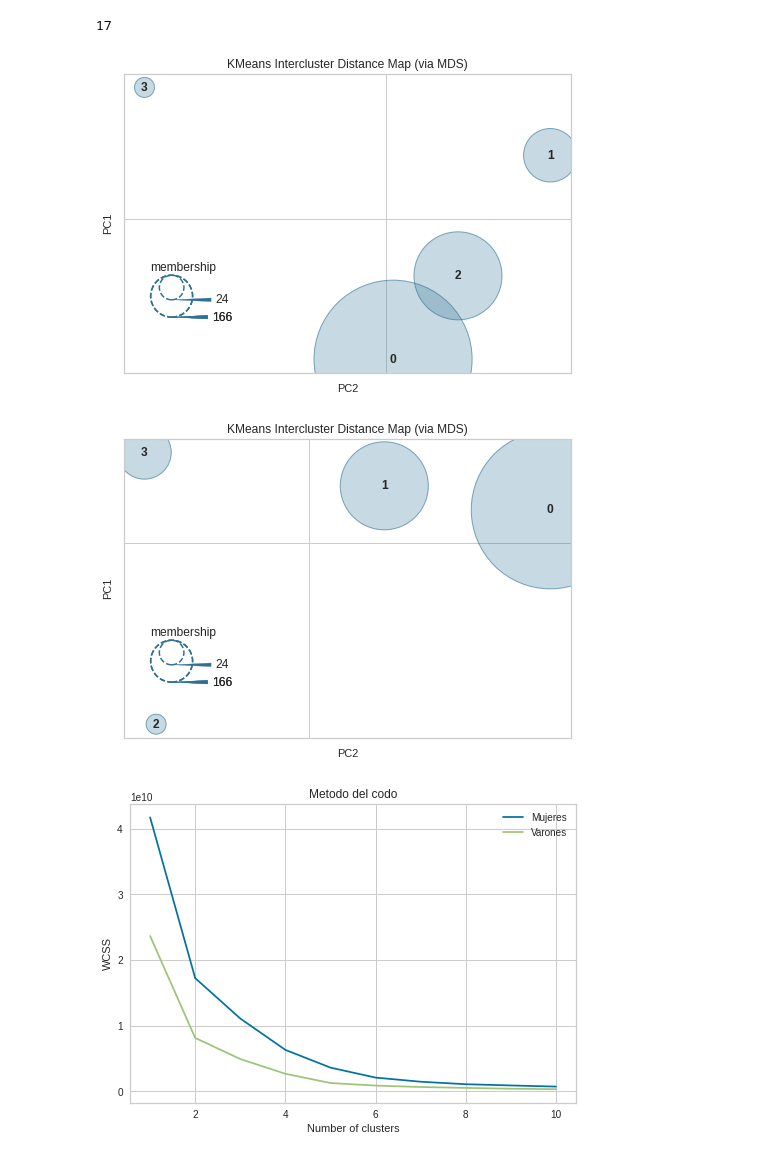
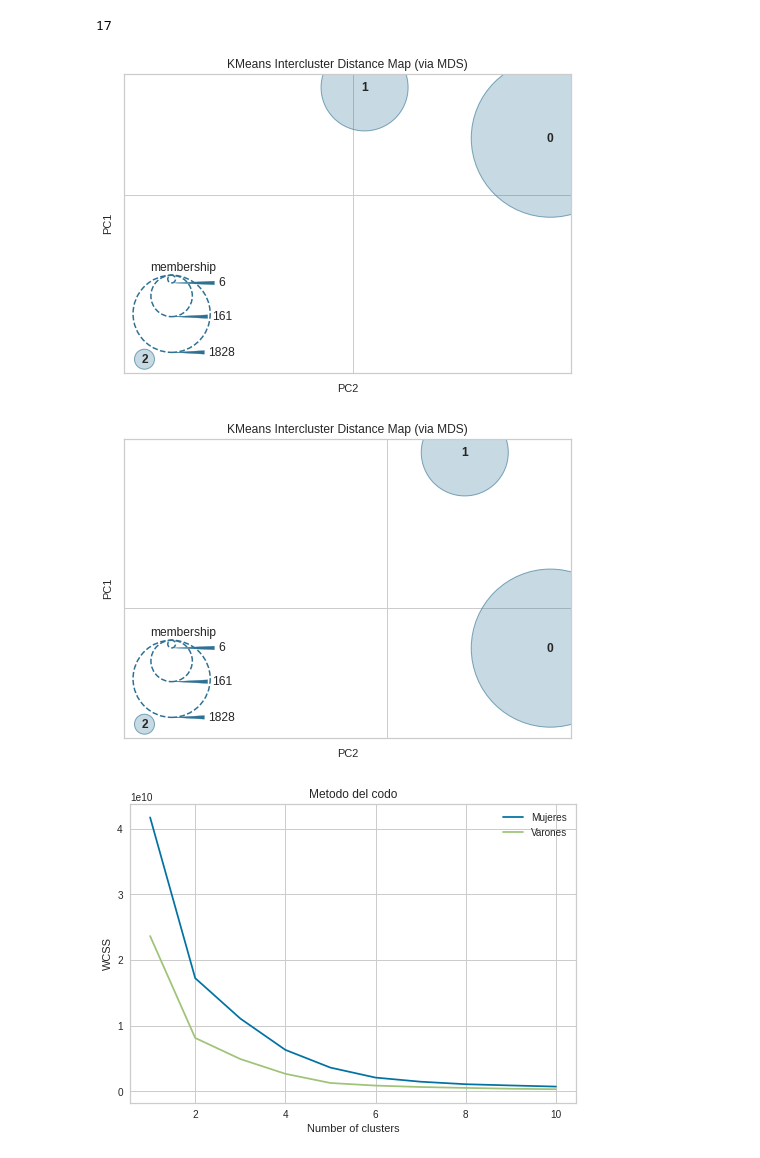
Before and after one commit to la-elias/Hackathon2020, a Jupyter notebook: Clustering.ipynb, the cells around one changed output. Cells and saved outputs as stored; diff of their text form; code cells hidden in the pictures.

```diff
--- a/Clustering.ipynb
+++ b/Clustering.ipynb
@@ -58,11 +58,11 @@ X_m=dataset_M.iloc[:, [3,6,7,8,9,10,11,15,16]].values # puede ser tambien edad:
 from sklearn.datasets import make_blobs
 from yellowbrick.cluster import InterclusterDistance
 # %%
-visualizer = InterclusterDistance(cluster.KMeans(4))#Can change k
+visualizer = InterclusterDistance(cluster.KMeans(3))#Can change k
 visualizer.fit(X_v) # Fit the training data to the visualizer
 visualizer.poof() # Draw/show/poof the data
 # %% [output]
-[figure, old version]
+[figure, new version]
 # %%
 svd = TruncatedSVD(n_components=2,n_iter=10)
 normalizer = Normalizer(copy=False)#Since LSA/SVD results are not normalized, we have to redo the normalization.
@@ -70,11 +70,11 @@ lsa = make_pipeline(svd, normalizer)
 X_M = svd.fit_transform(X_m)
 X_V= svd.fit_transform(X_v)
 # %%
-visualizer = InterclusterDistance(cluster.KMeans(4))#Can change k
+visualizer = InterclusterDistance(cluster.KMeans(3))#Can change k
 visualizer.fit(X_V) # Fit the training data to the visualizer
 visualizer.poof() # Draw/show/poof the data
 # %% [output]
-[figure, old version]
+[figure, new version]
 # %%
 from sklearn.cluster import KMeans
 wcss_V= []
```
Also changed, not shown: parts of 5 cells of this notebook.
